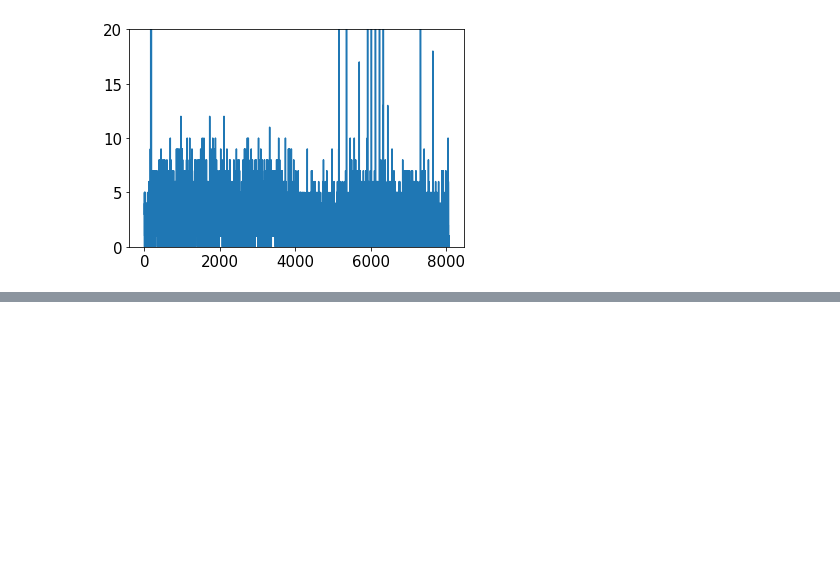
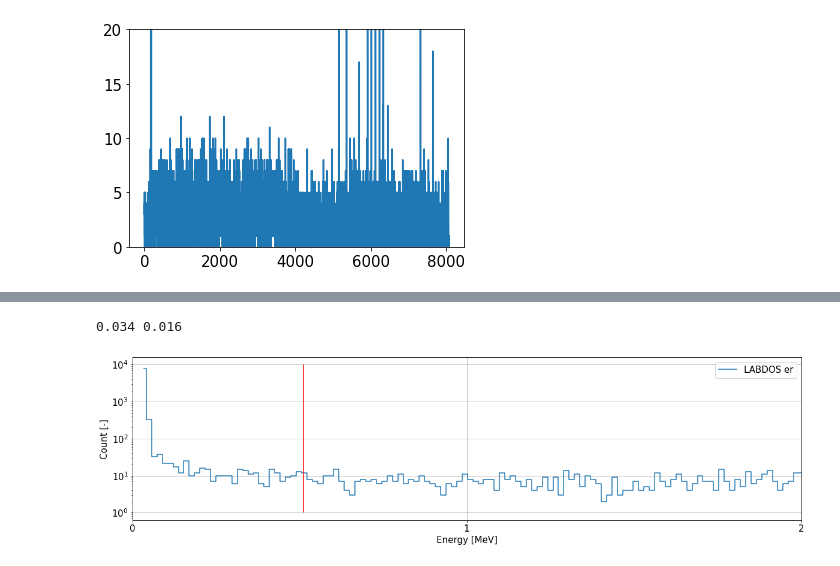
Before and after one commit to UniversalScientificTechnologies/LABDOS01, a Jupyter notebook: notebooks/data-parser.ipynb, the cells around one changed output, grey strips where cells are left out. Saved outputs shown, nothing was run; the diff lists cells and outputs as text; code cells hidden in the pictures; blank space fills up the shorter version.

```diff
--- a/notebooks/data-parser.ipynb
+++ b/notebooks/data-parser.ipynb
@@ -531,0 +597,35 @@ plt.ylim(0,20)
+# %%
+coef3 = np.array([0.,0.])
+coef3[1] = 0.016
+coef3[0] = 0.034
+#coef[1] = 0.03
+#coef[0] = 0.06
+
+#(60 keV +-15 keV) + CH * 30 keV
+
+print (coef3[0], coef3[1])
+
+e3 = pd.DataFrame()
+e3['1'] = ener
+e3['i'] = ener.index
+e3['x'] = (e3['i'].astype(float)-FIRST_CHANNEL) * coef3[1] + coef3[0]
+
+plt.figure(figsize=(20,5))
+matplotlib.rcParams.update({'font.size': 15})
+plt.yscale('log')
+#plt.xscale('log')
+
+plt.plot(e3['x'], e3['1'] , label='LABDOS '+sn3[-2:], drawstyle='steps-mid')
+
+plt.xlabel('Energy [MeV]')
+plt.ylabel('Count [-]')
+plt.grid()
+plt.legend()
+plt.xticks(np.arange(0, 16, 1))
+plt.xlim(0,2)
+plt.vlines(0.511,1,1e4, color='red')
+
+None
+# %% [output]
+0.034 0.016
+[figure, added]
```
Also changed, not shown: parts of 5 cells of this notebook, 3 other files.
